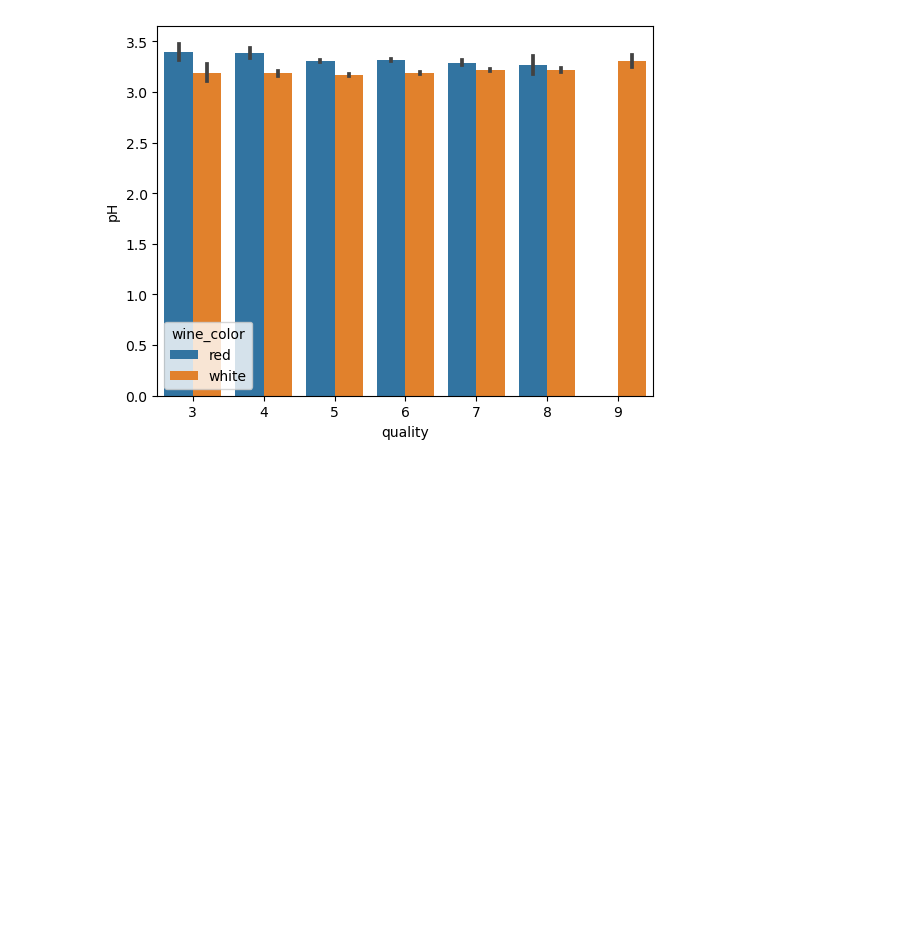
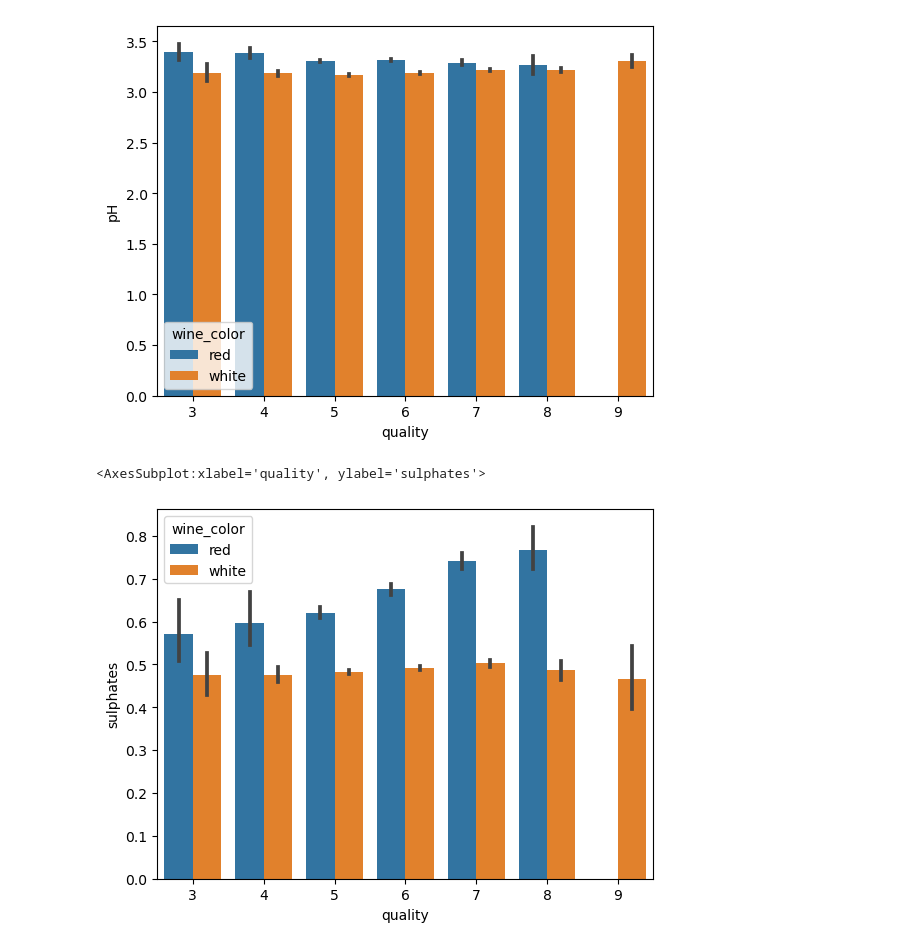
Before and after one commit to all-for-wine-andwine-for-all/all-for-wine-and-wine-for-all, a Jupyter notebook: explore_E.ipynb, the cells around one changed output. Drawn from its saved outputs; the diff is of its cells as text; code cells hidden in the pictures; blank space fills up the shorter version.

```diff
--- a/explore_E.ipynb
+++ b/explore_E.ipynb
@@ -132,3 +130,8 @@ sns.barplot(data=df, x=df.quality, y=df['pH'],hue = df.wine_color)
 # %% [output]
 <AxesSubplot:xlabel='quality', ylabel='pH'>
 [figure]
+# %%
+sns.barplot(data=df, x=df.quality, y=df['sulphates'],hue = df.wine_color)
+# %% [output]
+<AxesSubplot:xlabel='quality', ylabel='sulphates'>
+[figure, added]
```
Also changed, not shown: parts of 1 cell of this notebook, 2 other files.
